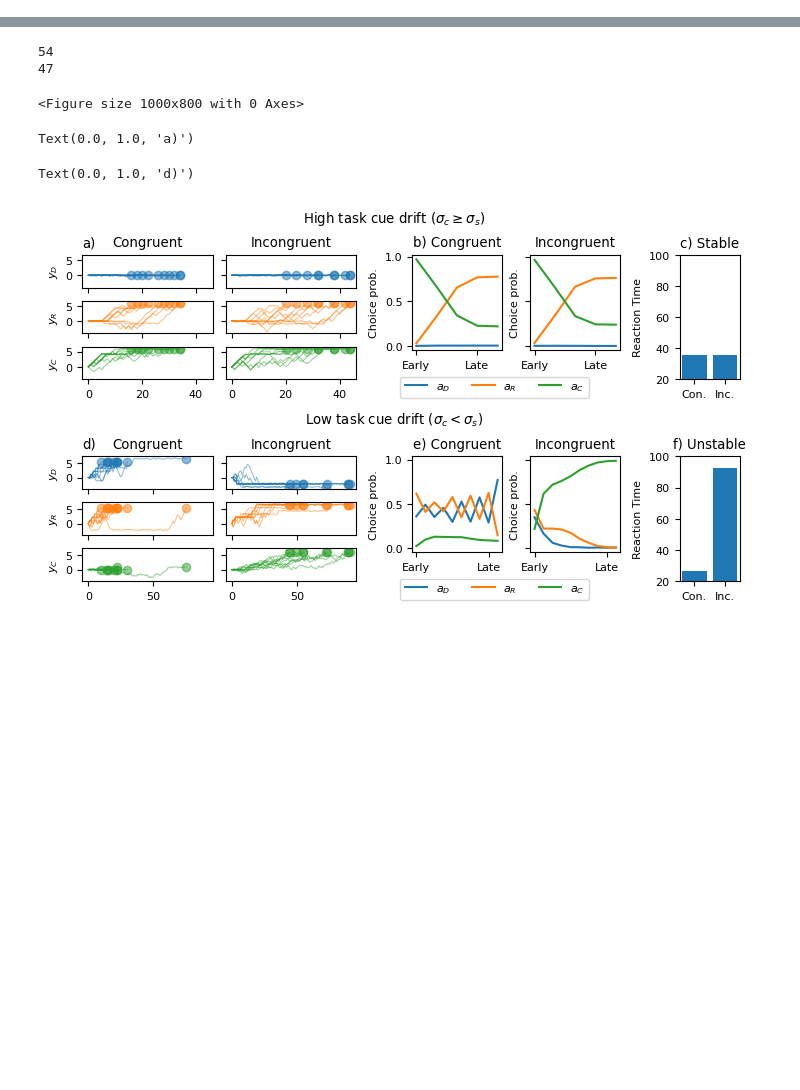
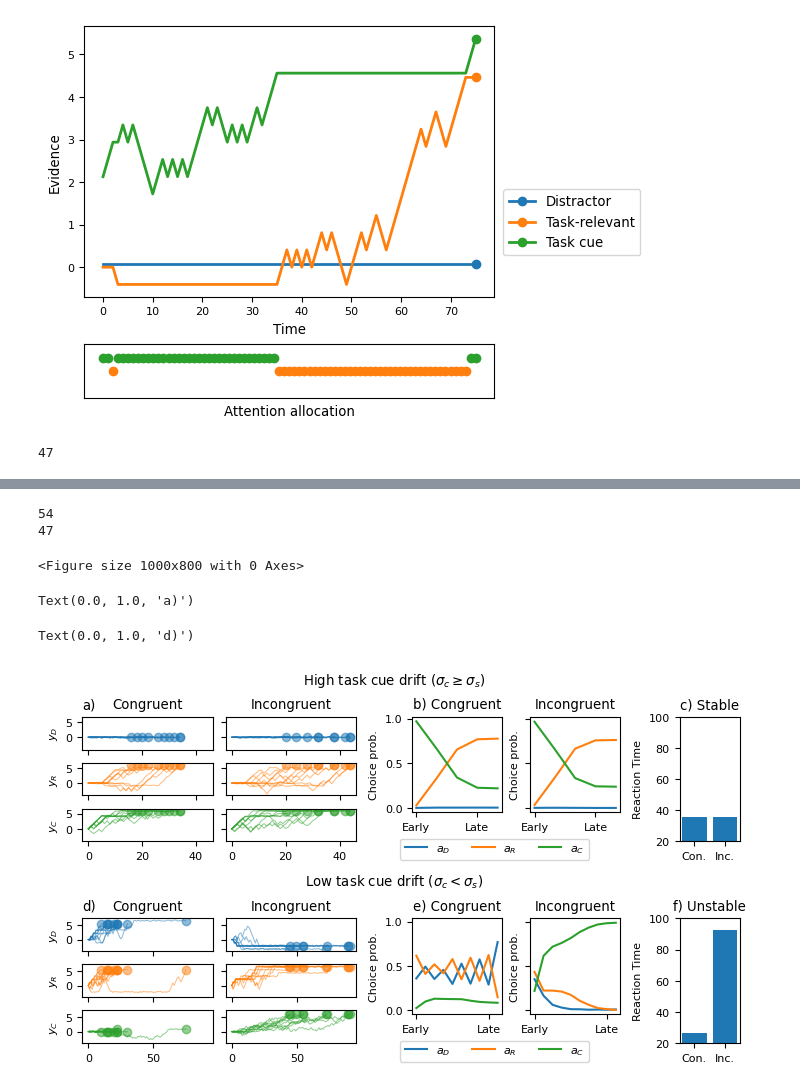
Before and after one commit to thewart/missionambiguous, a Jupyter notebook: oyvey.ipynb, the cells around one changed output, grey strips where cells are left out. Drawn from its saved outputs; the diff is of its cells as text; code cells hidden in the pictures; blank space fills up the shorter version.

```diff
--- a/oyvey.ipynb
+++ b/oyvey.ipynb
@@ -69,0 +109,10 @@ def plot_rt_contrast(diffsims, fig, ylim=[], title=[], xtick=[]):
+# %%
+fig = plt.figure(layout='constrained', figsize=(6, 4))
+ax = plot_diffs_together(DiffSim(rep, (True, True)), fig)
+fig.savefig('taskeasy_repeat.pdf')
+# %% [output]
+[figure, added]
+# %%
+ex2 = Bern3Diff(theta=0.6, cost=-.001, sigma=(0.75,0.75), pvalid=1.0, task_prior=0.5, state_range=30)
+# %% [output]
+47
```
Also changed, not shown: parts of 12 cells of this notebook, 1 other file.
